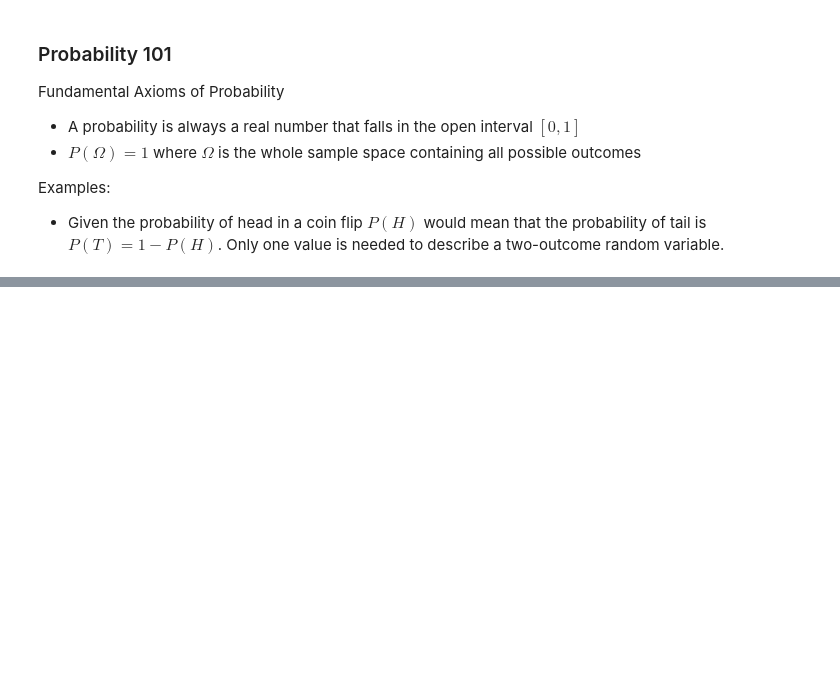
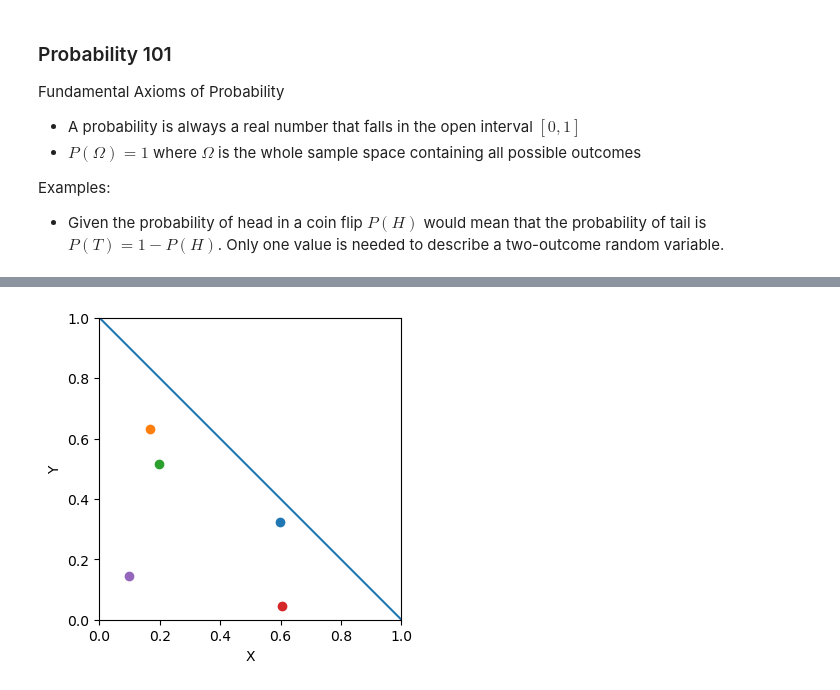
Before and after one commit to geometric-intelligence/ece594n, a Jupyter notebook: hw1-geomviz/CategoricalDistributionsManifold.ipynb, the cells around one changed output, grey strips where cells are left out. Drawn from its saved outputs; the diff is of its cells as text; code cells hidden in the pictures; blank space fills up the shorter version.

```diff
--- a/hw1-geomviz/CategoricalDistributionsManifold.ipynb
+++ b/hw1-geomviz/CategoricalDistributionsManifold.ipynb
@@ -27,0 +33,13 @@ M.plot()
+# %%
+# Plot the 3D manifold with random points
+from geomstats.information_geometry.categorical import CategoricalDistributions, CategoricalMetric
+import numpy as np
+import importlib
+importlib.reload(CategoricalDistributionsManifold)
+dist = CategoricalDistributions(dim = 2)
+points = dist.random_point(n_samples=5)
+M.set_points(points)
+M.plot()
+M.clear_points()
+# %% [output]
+[figure, added]
```
Also changed, not shown: parts of 5 cells of this notebook, 1 other file.
